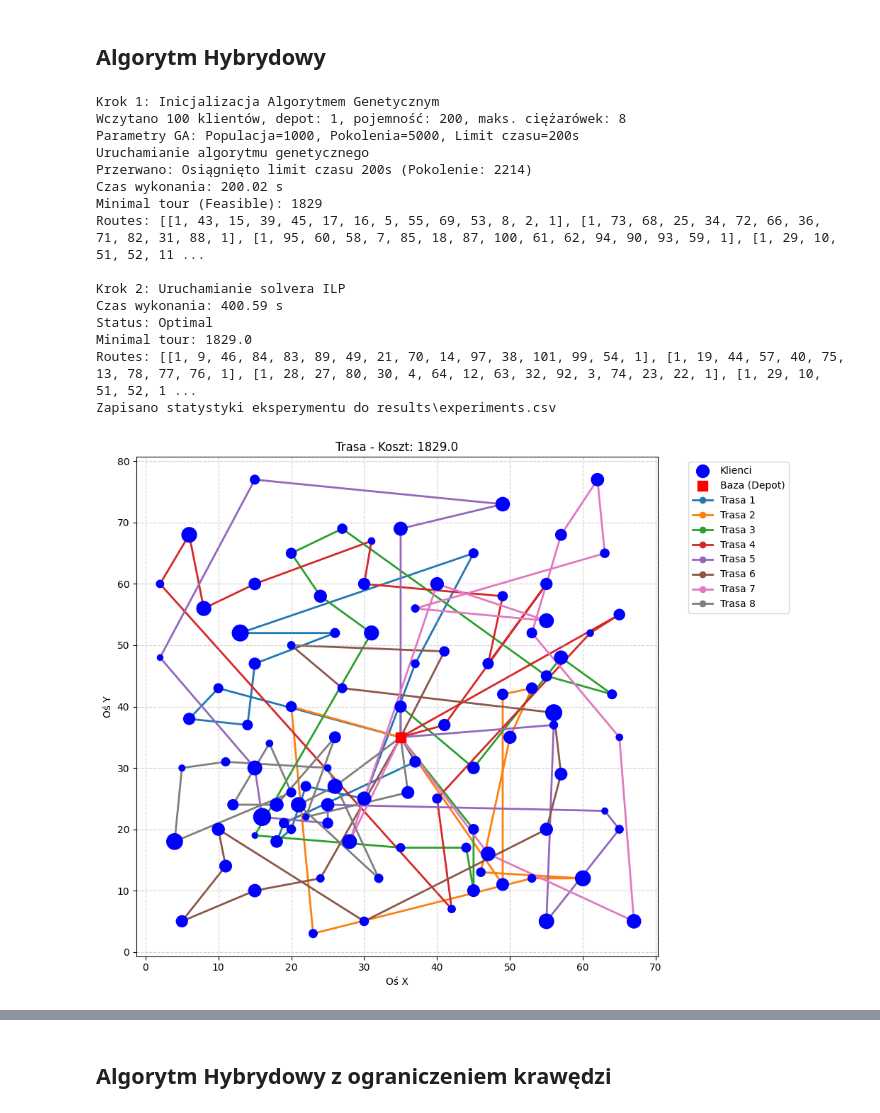
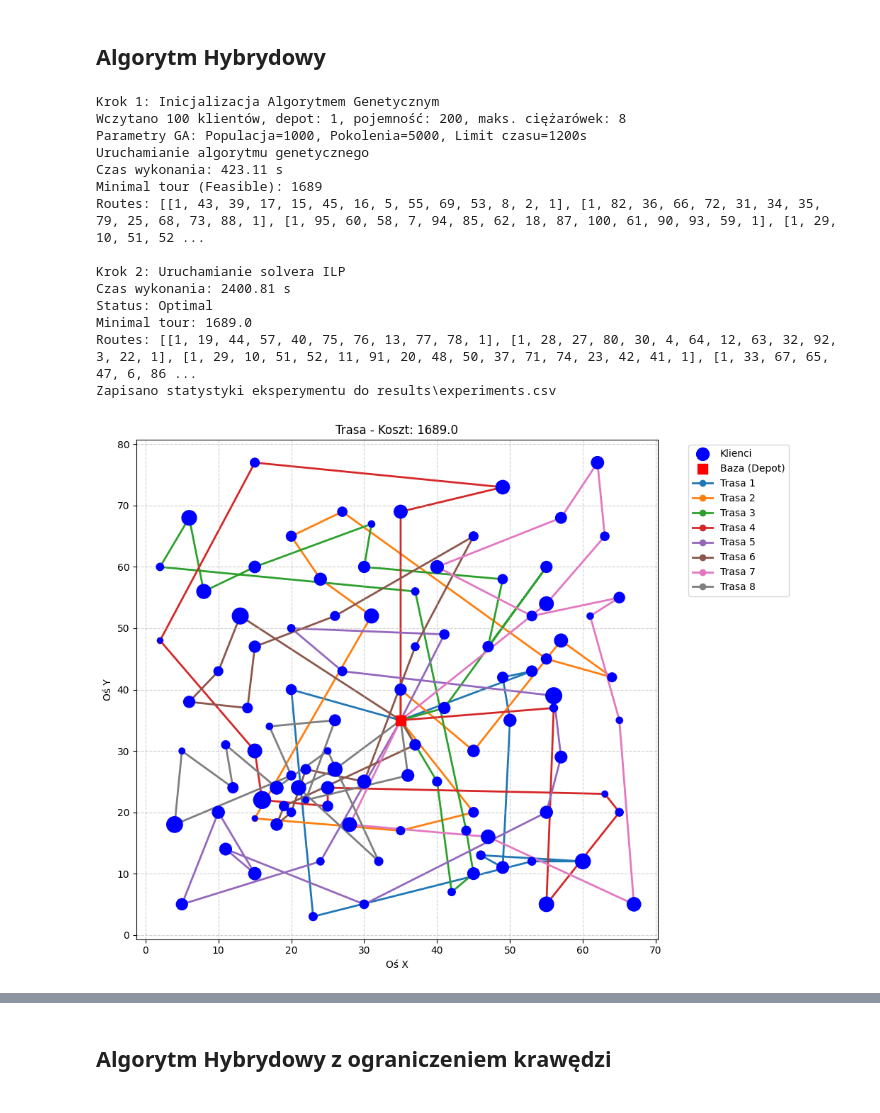
Before and after one commit to JakubRybak/Vehicle_Routing_Lp_Solver, a Jupyter notebook: projekt_E-n101-k8.ipynb, the cells around one changed output, grey strips where cells are left out. Cells and saved outputs as stored; diff of their text form; code cells hidden in the pictures.

```diff
--- a/projekt_E-n101-k8.ipynb
+++ b/projekt_E-n101-k8.ipynb
@@ -77,7 +80,7 @@ Zapisano statystyki eksperymentu do results\experiments.csv
 # %% [markdown]
 ## Algorytm ILP z Optymalizacjami i 'Warm Start NN'
 # %%
-run_experiments(instances, solve_cvrp_ilp_warm, time_limit=600)
+run_experiments(instances, solve_cvrp_ilp_warm, time_limit=3600)
 # %% [output]
 Wczytano 100 klientów, depot: 1, pojemność: 200, maks. ciężarówek: 8
 Uruchamianie solvera
@@ -91,6 +94,6 @@ Zapisano statystyki eksperymentu do results\experiments.csv
 # %% [markdown]
 ## Algorytm Genetyczny
 # %%
-run_experiments(instances, solve_cvrp_ga, time_limit=600, population_size=1000, generations=10000, seed=42)
+run_experiments(instances, solve_cvrp_ga, time_limit=3600, population_size=1000, generations=10000, seed=42)
 # %% [output]
 Wczytano 100 klientów, depot: 1, pojemność: 200, maks. ciężarówek: 8
@@ -106,21 +108,20 @@ Zapisano statystyki eksperymentu do results\experiments.csv
 # %% [markdown]
 ## Algorytm Hybrydowy
 # %%
-run_experiments(instances, solve_cvrp_hybrid, ga_time_limit=200, ilp_time_limit=400, population_size=1000, generations=5000, seed=42)
+run_experiments(instances, solve_cvrp_hybrid, ga_time_limit=1200, ilp_time_limit=2400, population_size=1000, generations=5000, seed=42)
 # %% [output]
 Krok 1: Inicjalizacja Algorytmem Genetycznym
 Wczytano 100 klientów, depot: 1, pojemność: 200, maks. ciężarówek: 8
-Parametry GA: Populacja=1000, Pokolenia=5000, Limit czasu=200s
+Parametry GA: Populacja=1000, Pokolenia=5000, Limit czasu=1200s
 Uruchamianie algorytmu genetycznego
-Przerwano: Osiągnięto limit czasu 200s (Pokolenie: 2214)
-Czas wykonania: 200.02 s
-Minimal tour (Feasible): 1829
-Routes: [[1, 43, 15, 39, 45, 17, 16, 5, 55, 69, 53, 8, 2, 1], [1, 73, 68, 25, 34, 72, 66, 36, 71, 82, 31, 88, 1], [1, 95, 60, 58, 7, 85, 18, 87, 100, 61, 62, 94, 90, 93, 59, 1], [1, 29, 10, 51, 52, 11 ...
+Czas wykonania: 423.11 s
+Minimal tour (Feasible): 1689
+Routes: [[1, 43, 39, 17, 15, 45, 16, 5, 55, 69, 53, 8, 2, 1], [1, 82, 36, 66, 72, 31, 34, 35, 79, 25, 68, 73, 88, 1], [1, 95, 60, 58, 7, 94, 85, 62, 18, 87, 100, 61, 90, 93, 59, 1], [1, 29, 10, 51, 52 ...
 
 Krok 2: Uruchamianie solvera ILP
-Czas wykonania: 400.59 s
+Czas wykonania: 2400.81 s
 Status: Optimal
-Minimal tour: 1829.0
-Routes: [[1, 9, 46, 84, 83, 89, 49, 21, 70, 14, 97, 38, 101, 99, 54, 1], [1, 19, 44, 57, 40, 75, 13, 78, 77, 76, 1], [1, 28, 27, 80, 30, 4, 64, 12, 63, 32, 92, 3, 74, 23, 22, 1], [1, 29, 10, 51, 52, 1 ...
+Minimal tour: 1689.0
+Routes: [[1, 19, 44, 57, 40, 75, 76, 13, 77, 78, 1], [1, 28, 27, 80, 30, 4, 64, 12, 63, 32, 92, 3, 22, 1], [1, 29, 10, 51, 52, 11, 91, 20, 48, 50, 37, 71, 74, 23, 42, 41, 1], [1, 33, 67, 65, 47, 6, 86 ...
 Zapisano statystyki eksperymentu do results\experiments.csv
-[figure, old version]
+[figure, new version]
```
Also changed, not shown: parts of 6 cells of this notebook, 3 other files.
